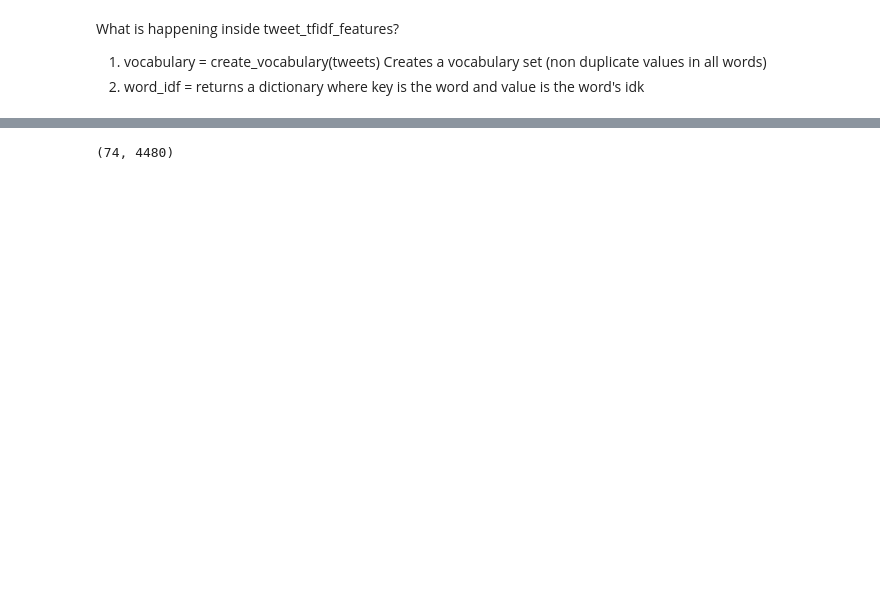
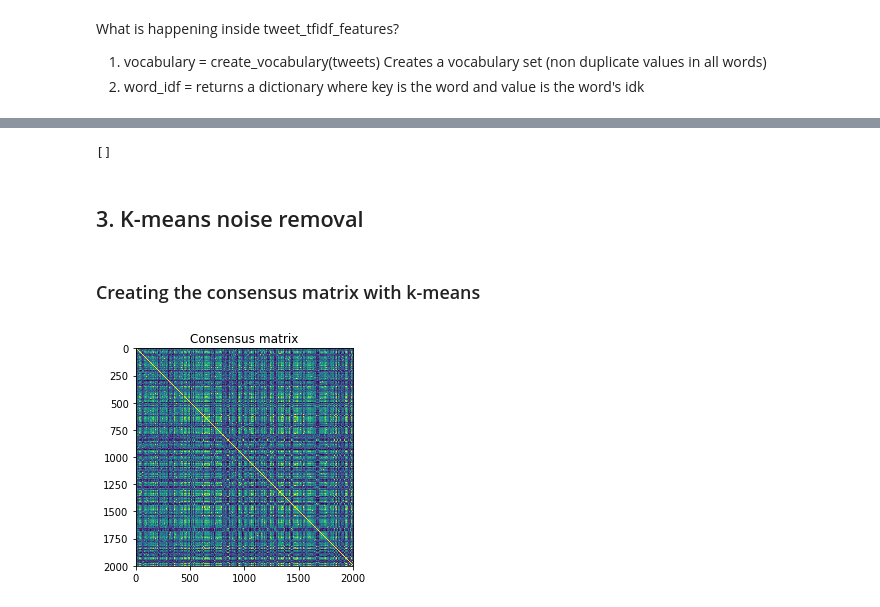
Before and after one commit to satyamkapoor/project_dataanalysis, a Jupyter notebook: Data Project.ipynb, the cells around one changed output, grey strips where cells are left out. Drawn from its saved outputs; the diff is of its cells as text; code cells hidden in the pictures; blank space fills up the shorter version.

Commit message:
k means final results

```diff
--- a/Data Project.ipynb
+++ b/Data Project.ipynb
@@ -206,4 +190,0 @@ def kmeans(X,n_clusters):
-# %%
-from sklearn.cluster import KMeans
-num_clusters = 2
-cluster_labels,centroids = kmeans(feature_matrix,num_clusters)
@@ -285,3 +190,0 @@ Running k-Means with the consensus matrix as input, number of clusters = 9
-# %%
-cluster_labels,centroids = kmeans(consensus_matrix,9)
-print(silhouette_score(consensus_matrix, cluster_labels))
@@ -433,17 +190,0 @@ consensus_DBSCAN = np.zeros((feature_matrix.shape[0],10))
-# %%
-i = 0
-epscount = 1.05
-while epscount>0.86:
-    minPts = 2
-    core_points, cluster_labels, outliers = dbscan(feature_matrix, epscount, minPts)
-    print('%d clusters found' %(len(core_points)))
-    print('%d outlier points detected' %(len(outliers)))
-    for k in range(0,feature_matrix.shape[0]):
-        if k in outliers:
-            consensus_DBSCAN[k][i] = 1.0 #noise
-        elif k in core_points:
-            consensus_DBSCAN[k][i] = 2.0 #dense
-        else:
-            consensus_DBSCAN[k][i] = 3.0 #border
-    i= i+1
-    epscount = epscount - 0.03
@@ -537,4 +191,8 @@ for c in range(0,consensus_DBSCAN_results.shape[0]):
-# %%
-dbscan_filtered_tweets.shape
-# %% [output]
-(74, 4480)
+# %%
+feature_matrix = tweet_tfidf_features(all_tweets)
+feature_matrix.shape
+# %% [output]
+[]
+# %% [markdown]
+<a id='section3'></a>
+## 3. K-means noise removal
@@ -540,0 +255,26 @@ dbscan_filtered_tweets.shape
+# %% [markdown]
+<a id='section3_1'></a>
+### Creating the consensus matrix with k-means
+# %%
+def consensus_matrix_kmeans(minclusters, maxclusters, features):
+    consensus_matrix = np.zeros((features.shape[0],features.shape[0]))
+    for i in np.arange(minclusters, maxclusters, 1):
+        cluster_labels, centroids = kmeans(features, i)
+        #sil_score = silhouette_score(features, cluster_labels)
+        #print("silhouette score for k=",i, 'is:',sil_score)
+        for i in range(len(cluster_labels)):
+            for j in range(len(cluster_labels)):
+                if cluster_labels[i] == cluster_labels[j]:
+                    consensus_matrix[i,j] = (consensus_matrix[i,j] + 1)
+                    #print(cluster_labels[i],cluster_labels[j],consensus_matrix[i,j])
+
+
+    plt.imshow(consensus_matrix)
+    plt.title('Consensus matrix')
+    plt.legend()
+    plt.show()
+    return consensus_matrix
+
+consensus_matrix = consensus_matrix_kmeans(2,15, feature_matrix)
+# %% [output]
+[figure, added]
```
Also changed, not shown: parts of 49 cells of this notebook.
